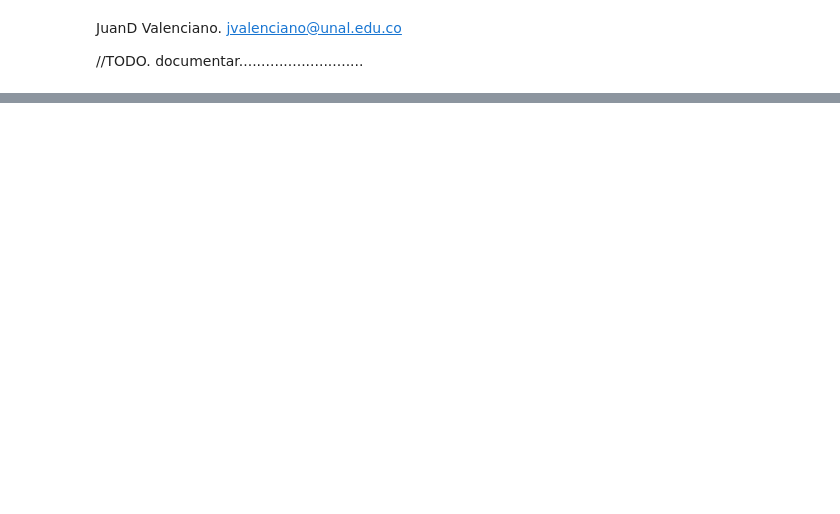
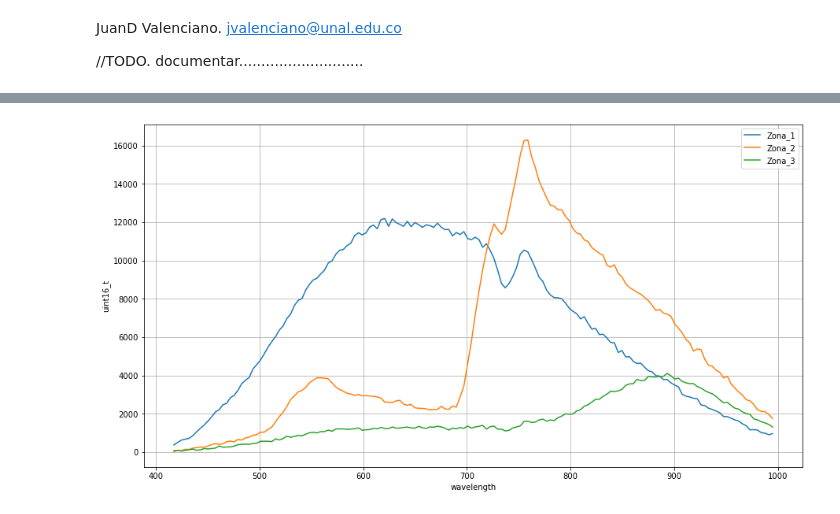
Before and after one commit to JuanDValenciano/HyperspectralTools_Multi, a Jupyter notebook: Python/JupyterNotebook/Untitled.ipynb, the cells around one changed output, grey strips where cells are left out. Saved outputs shown, nothing was run; the diff lists cells and outputs as text; code cells hidden in the pictures; blank space fills up the shorter version.

```diff
--- a/Python/JupyterNotebook/Untitled.ipynb
+++ b/Python/JupyterNotebook/Untitled.ipynb
@@ -71,0 +541,30 @@ class UnsupportedPlatform(Exception):
+# %%
+#Plot espectral.
+
+Pixel_Y_Point1 = 204
+Pixel_X_Point1 = 831
+
+Pixel_Y_Point2 = 2680
+Pixel_X_Point2 = 1122
+
+Pixel_Y_Point3 = 1562
+Pixel_X_Point3 = 308
+
+#For use Plot Fuction!
+
+WN_BANDS = (DataRAW.bands.centers)
+
+
+plt.figure(figsize=(15,8))
+
+plt.plot( WN_BANDS, DataRAW.read_pixel( Pixel_Y_Point1, Pixel_X_Point1), label='Zona_1')
+plt.plot( WN_BANDS, DataRAW.read_pixel( Pixel_Y_Point2, Pixel_X_Point2), label='Zona_2')
+plt.plot( WN_BANDS, DataRAW.read_pixel( Pixel_Y_Point3, Pixel_X_Point3), label='Zona_3')
+
+plt.grid()
+plt.xlabel('wavelength')
+plt.ylabel('uint16_t')
+plt.legend()
+plt.show()
+# %% [output]
+[figure, added]
```
Also changed, not shown: parts of 6 cells of this notebook.
